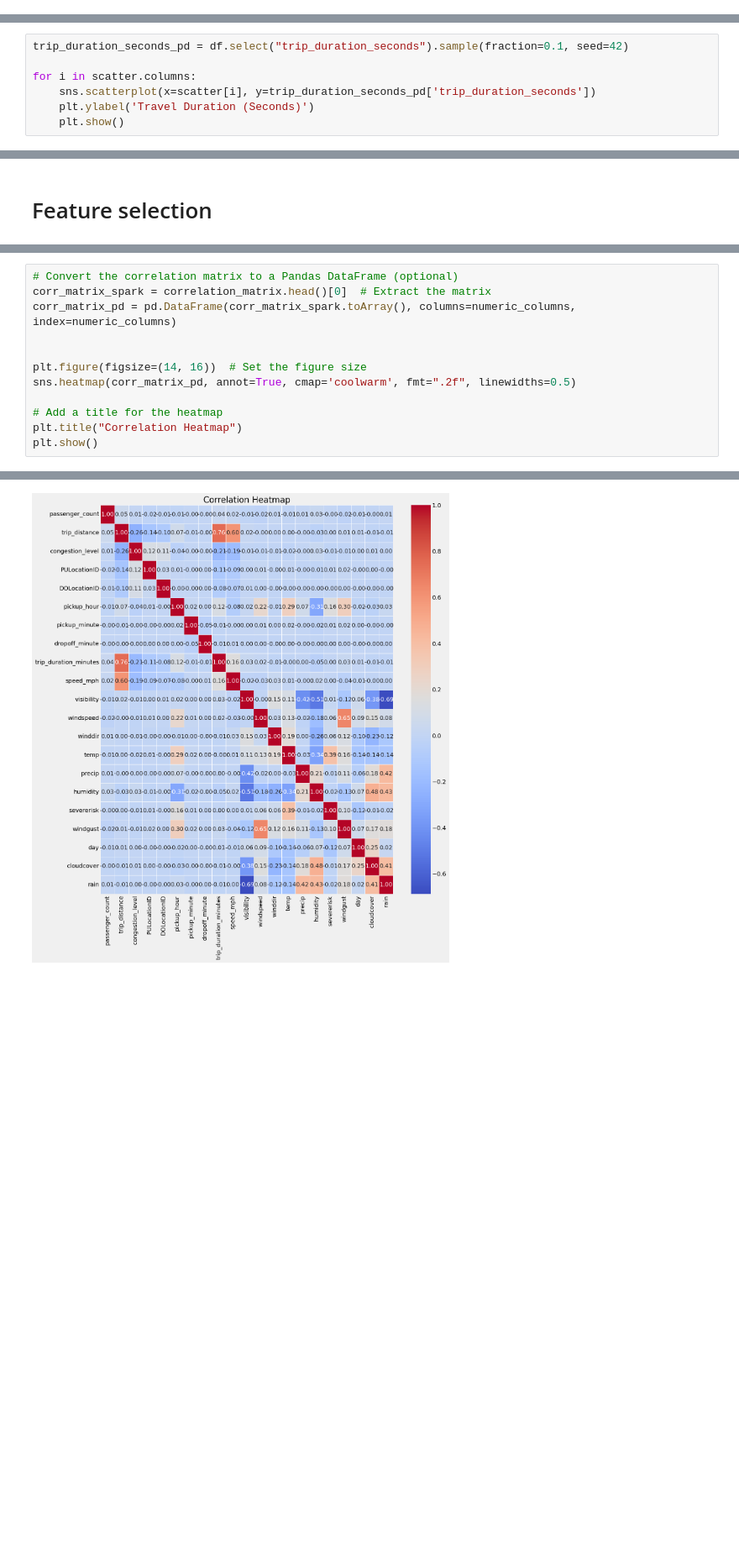
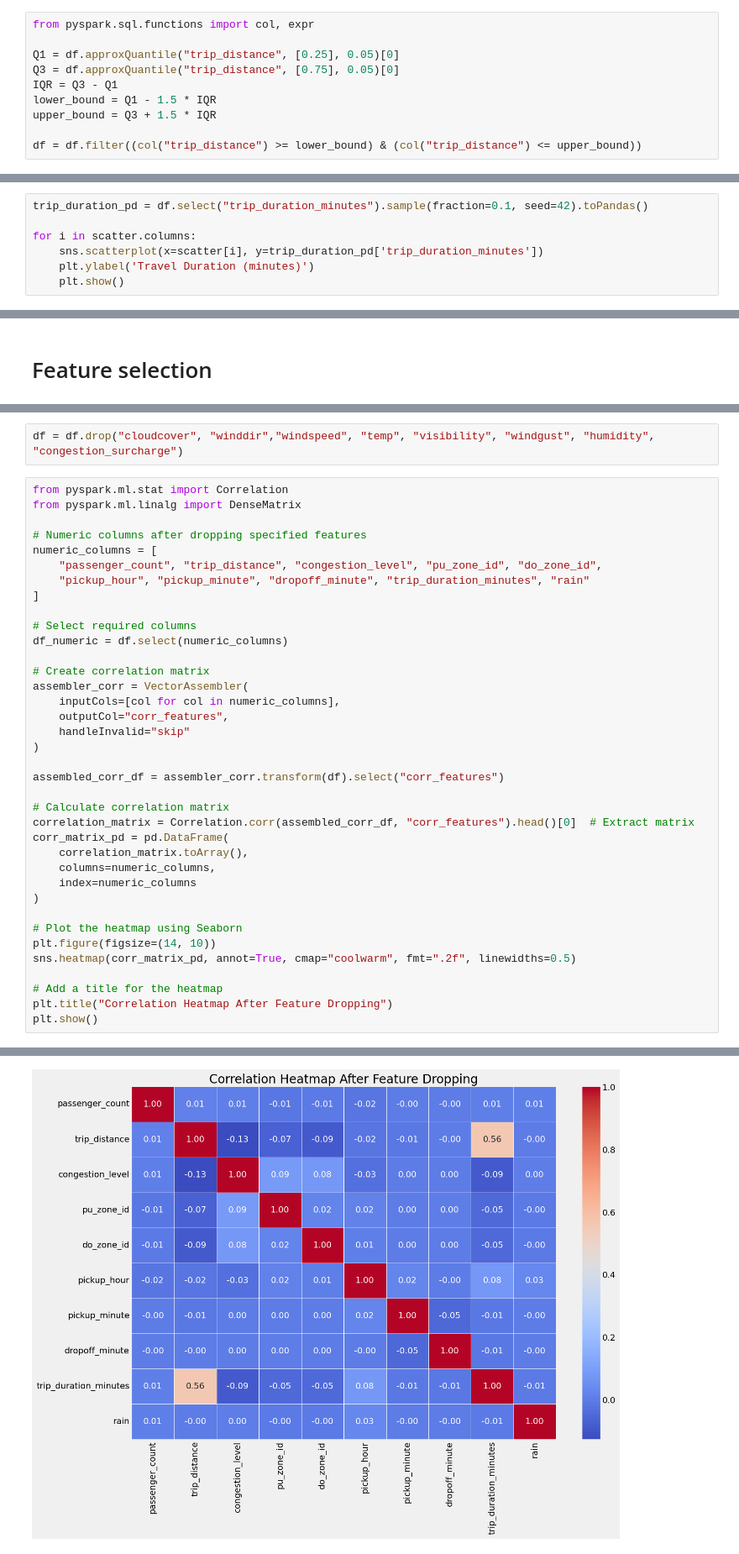
Before and after one commit to nhhongan/nyc_yellow_taxi_eta, a Jupyter notebook: notebook/eda_processing.ipynb, the cells around one changed output, grey strips where cells are left out. Shown: that part at 84% size. Cells and saved outputs as stored; diff of their text form; blank space fills up the shorter version.

```diff
--- a/notebook/eda_processing.ipynb
+++ b/notebook/eda_processing.ipynb
@@ -256,3 +261,13 @@ plt.show()
+# %%
+from pyspark.sql.functions import col, expr
+
+Q1 = df.approxQuantile("trip_distance", [0.25], 0.05)[0]
+Q3 = df.approxQuantile("trip_distance", [0.75], 0.05)[0]
+IQR = Q3 - Q1
+lower_bound = Q1 - 1.5 * IQR
+upper_bound = Q3 + 1.5 * IQR
+
+df = df.filter((col("trip_distance") >= lower_bound) & (col("trip_distance") <= upper_bound))
 # %% [markdown]
 #### passenger_count
 # %% [markdown]
@@ -771,8 +767,8 @@ Py4JJavaError: An error occurred while calling o2161.collectToPython.
 # %%
-trip_duration_seconds_pd = df.select("trip_duration_seconds").sample(fraction=0.1, seed=42)
+trip_duration_pd = df.select("trip_duration_minutes").sample(fraction=0.1, seed=42).toPandas()
 
 for i in scatter.columns:
-    sns.scatterplot(x=scatter[i], y=trip_duration_seconds_pd['trip_duration_seconds'])
-    plt.ylabel('Travel Duration (Seconds)')
+    sns.scatterplot(x=scatter[i], y=trip_duration_pd['trip_duration_minutes'])
+    plt.ylabel('Travel Duration (minutes)')
     plt.show()
 # %% [output]
@@ -1036,13 +974,40 @@ correlation_matrix = Correlation.corr(assembled_df, "features", method="pearson"
+# %%
+df = df.drop("cloudcover", "winddir","windspeed", "temp", "visibility", "windgust", "humidity", "congestion_surcharge")
 # %%
-# Convert the correlation matrix to a Pandas DataFrame (optional)
-corr_matrix_spark = correlation_matrix.head()[0]  # Extract the matrix
-corr_matrix_pd = pd.DataFrame(corr_matrix_spark.toArray(), columns=numeric_columns, index=numeric_columns)
+from pyspark.ml.stat import Correlation
+from pyspark.ml.linalg import DenseMatrix
 
+# Numeric columns after dropping specified features
+numeric_columns = [
+    "passenger_count", "trip_distance", "congestion_level", "pu_zone_id", "do_zone_id",
+    "pickup_hour", "pickup_minute", "dropoff_minute", "trip_duration_minutes", "rain"
+]
 
-plt.figure(figsize=(14, 16))  # Set the figure size
-sns.heatmap(corr_matrix_pd, annot=True, cmap='coolwarm', fmt=".2f", linewidths=0.5)
+# Select required columns
+df_numeric = df.select(numeric_columns)
+
+# Create correlation matrix
+assembler_corr = VectorAssembler(
+    inputCols=[col for col in numeric_columns],
+    outputCol="corr_features",
+    handleInvalid="skip"
+)
+
+assembled_corr_df = assembler_corr.transform(df).select("corr_features")
+
+# Calculate correlation matrix
+correlation_matrix = Correlation.corr(assembled_corr_df, "corr_features").head()[0]  # Extract matrix
+corr_matrix_pd = pd.DataFrame(
+    correlation_matrix.toArray(),
+    columns=numeric_columns,
+    index=numeric_columns
+)
+
+# Plot the heatmap using Seaborn
+plt.figure(figsize=(14, 10))
+sns.heatmap(corr_matrix_pd, annot=True, cmap="coolwarm", fmt=".2f", linewidths=0.5)
 
 # Add a title for the heatmap
-plt.title("Correlation Heatmap")
+plt.title("Correlation Heatmap After Feature Dropping")
 plt.show()
 # %% [output]
@@ -1049 +1016 @@ plt.show()
-[figure, old version]
+[figure, new version]
```
Also changed, not shown: parts of 62 cells of this notebook, 2 other files.
